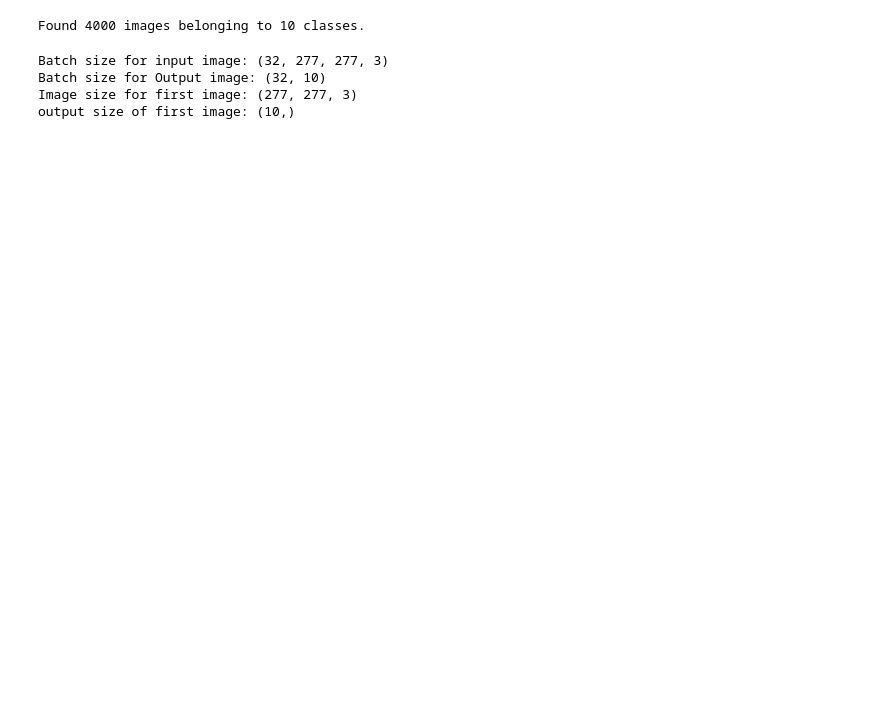
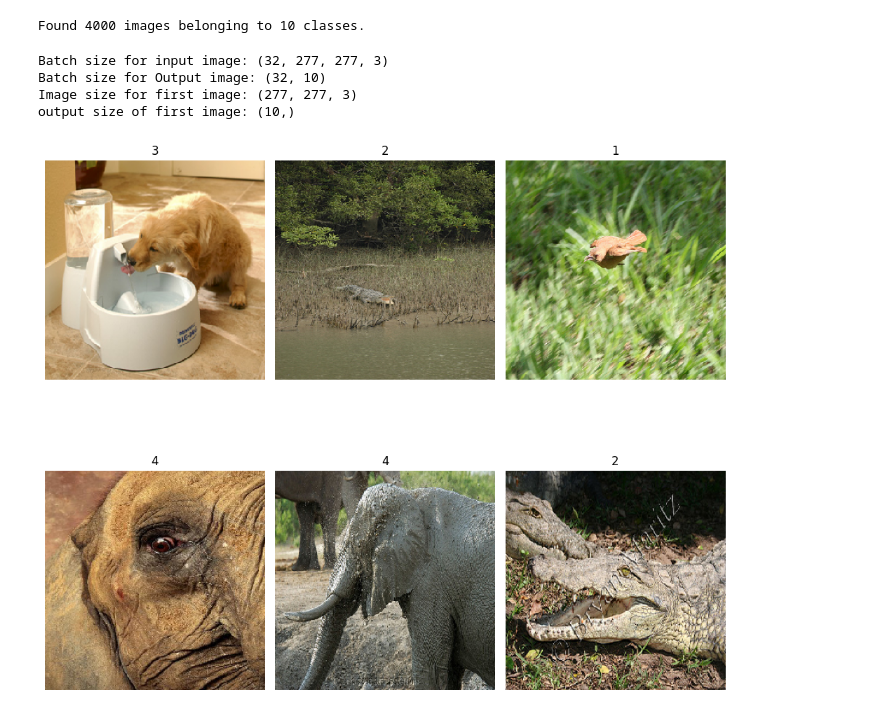
Before and after one commit to Md-JahedulAlam/Image-Object-Recognition-using-AlexNet, a Jupyter notebook: image-object-recognition.ipynb, the cells around one changed output. Cells and saved outputs as stored; diff of their text form; code cells hidden in the pictures; blank space fills up the shorter version.

Commit message:
Kaggle Notebook | Image Object Recognition | Version 2

```diff
--- a/image-object-recognition.ipynb
+++ b/image-object-recognition.ipynb
@@ -25,3 +25,42 @@ Batch size for input image: (32, 277, 277, 3)
 Batch size for Output image: (32, 10)
 Image size for first image: (277, 277, 3)
 output size of first image: (10,)
+# %%
+import numpy as np
+import matplotlib.pyplot as plt
+
+# images and labels taken from your structure
+images = train[0][0]
+labels = train[0][1]
+
+def label_to_text(label):
+    if isinstance(label, str):
+        return label
+    arr = np.asarray(label)
+    if arr.ndim == 0 or arr.size == 1:
+        return str(arr.item())
+    return str(int(np.argmax(arr)))
+
+indices = [12, 10, 5, 20, 25, 3]
+
+fig, axs = plt.subplots(2, 3, figsize=(10, 10))
+
+for ax, idx in zip(axs.flat, indices):
+    img = images[idx]
+    title = label_to_text(labels[idx])
+
+    img_arr = np.asarray(img)
+    if img_arr.ndim == 2:
+        ax.imshow(img_arr, cmap='gray')
+    elif img_arr.ndim == 3 and img_arr.shape[2] == 1:
+        ax.imshow(img_arr.squeeze(), cmap='gray')
+    else:
+        ax.imshow(img_arr)
+
+    ax.set_title(title)
+    ax.axis('off')
+
+plt.tight_layout()
+plt.show()
+# %% [output]
+[figure, added]
```
Also changed, not shown: parts of 10 cells of this notebook.
